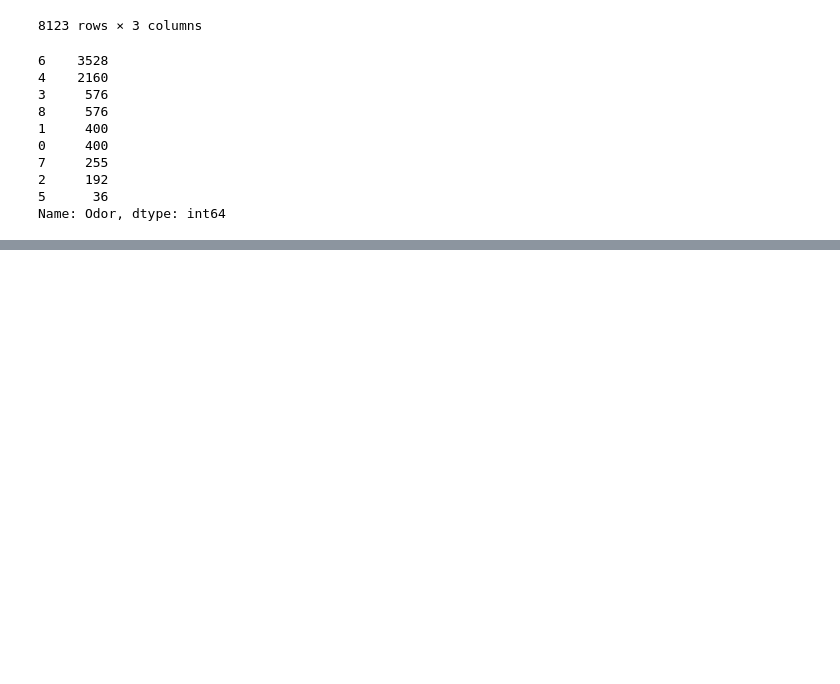
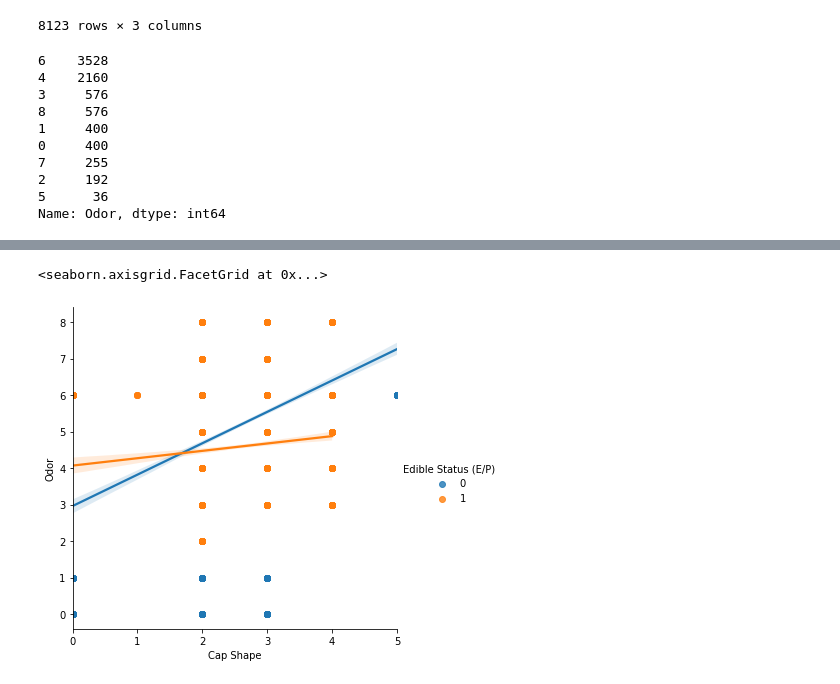
Before and after one commit to Gitprincesskerry/IS362, a Jupyter notebook: Mushroom_Analysis.ipynb, the cells around one changed output, grey strips where cells are left out. Saved outputs shown, nothing was run; the diff lists cells and outputs as text; code cells hidden in the pictures; blank space fills up the shorter version.

```diff
--- a/Mushroom_Analysis.ipynb
+++ b/Mushroom_Analysis.ipynb
@@ -101,0 +117,5 @@ Name: Odor, dtype: int64
+# %%
+sns.lmplot(hue='Edible Status (E/P)',x='Cap Shape', y='Odor',data=num_data_replace)
+# %% [output]
+<seaborn.axisgrid.FacetGrid at 0x...>
+[figure, added]
```
Also changed, not shown: parts of 3 cells of this notebook.
